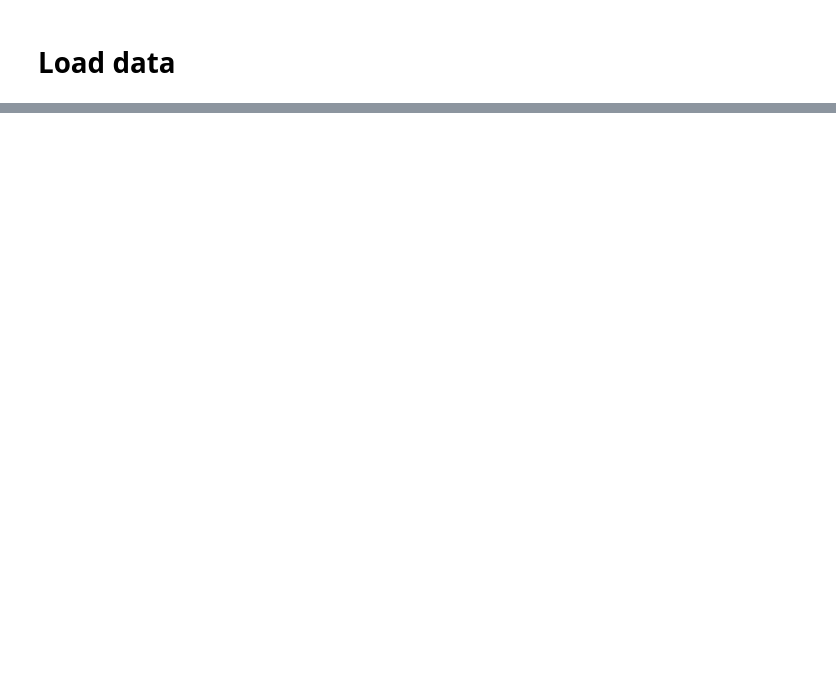
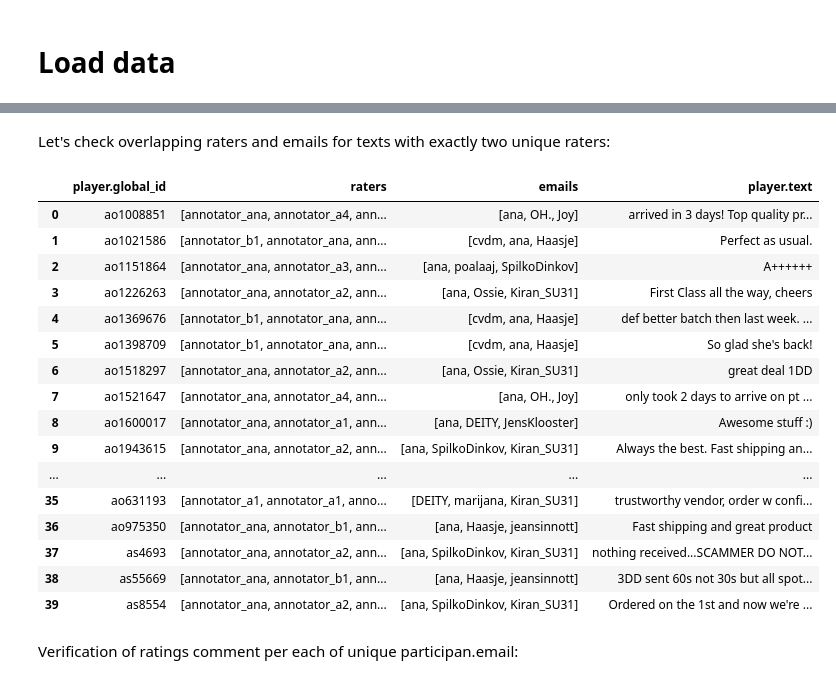
Before and after one commit to GregoryG3/Thesis, a Jupyter notebook: INITIALIZATION.ipynb, the cells around one changed output, grey strips where cells are left out. Saved outputs shown, nothing was run; the diff lists cells and outputs as text; code cells hidden in the pictures; blank space fills up the shorter version.

```diff
--- a/INITIALIZATION.ipynb
+++ b/INITIALIZATION.ipynb
@@ -115,0 +646,41 @@ test
+# %% [markdown]
+ Let's check overlapping raters and emails for texts with exactly two unique raters:
+# %%
+# Filter texts rated by exactly two unique raters
+text_rater_count = annotation_records.groupby('player.global_id')['participant.label'].nunique()
+overlapping_texts = text_rater_count[text_rater_count == 2].index
+
+# Get records with overlapping raters
+overlapping_records = annotation_records[annotation_records['player.global_id'].isin(overlapping_texts)]
+
+# Create lists of raters and emails
+overlapping_raters = overlapping_records.groupby('player.global_id')['participant.label'].apply(list)
+overlapping_emails = overlapping_records.groupby('player.global_id')['player.email'].apply(list)
+
+# Get unique text values for each 'player.global_id'
+text_data = annotation_records[['player.global_id', 'player.text']].drop_duplicates().set_index('player.global_id')
+
+# Merge the lists of raters and emails with the text data
+result_df = overlapping_raters.to_frame(name='raters').join(overlapping_emails.to_frame(name='emails')).join(text_data)
+result_df.reset_index(inplace=True)
+result_df
+# %% [output]
+|  | player.global_id | raters | emails | player.text |
+| 0 | ao1008851 | [annotator_ana, annotator_a4, ann... | [ana, OH., Joy] | arrived in 3 days! Top quality pr... |
+| 1 | ao1021586 | [annotator_b1, annotator_ana, ann... | [cvdm, ana, Haasje] | Perfect as usual. |
+| 2 | ao1151864 | [annotator_ana, annotator_a3, ann... | [ana, poalaaj, SpilkoDinkov] | A++++++ |
+| 3 | ao1226263 | [annotator_ana, annotator_a2, ann... | [ana, Ossie, Kiran_SU31] | First Class all the way, cheers |
+| 4 | ao1369676 | [annotator_b1, annotator_ana, ann... | [cvdm, ana, Haasje] | def better batch then last week. ... |
+| 5 | ao1398709 | [annotator_b1, annotator_ana, ann... | [cvdm, ana, Haasje] | So glad she's back! |
+| 6 | ao1518297 | [annotator_ana, annotator_a2, ann... | [ana, Ossie, Kiran_SU31] | great deal 1DD |
+| 7 | ao1521647 | [annotator_ana, annotator_a4, ann... | [ana, OH., Joy] | only took 2 days to arrive on pt ... |
+| 8 | ao1600017 | [annotator_ana, annotator_a1, ann... | [ana, DEITY, JensKlooster] | Awesome stuff :) |
+| 9 | ao1943615 | [annotator_ana, annotator_a2, ann... | [ana, SpilkoDinkov, Kiran_SU31] | Always the best. Fast shipping an... |
+| ... | ... | ... | ... | ... |
+| 35 | ao631193 | [annotator_a1, annotator_a1, anno... | [DEITY, marijana, Kiran_SU31] | trustworthy vendor, order w confi... |
+| 36 | ao975350 | [annotator_ana, annotator_b1, ann... | [ana, Haasje, jeansinnott] | Fast shipping and great product |
+| 37 | as4693 | [annotator_ana, annotator_a2, ann... | [ana, SpilkoDinkov, Kiran_SU31] | nothing received...SCAMMER DO NOT... |
+| 38 | as55669 | [annotator_ana, annotator_b1, ann... | [ana, Haasje, jeansinnott] | 3DD sent 60s not 30s but all spot... |
+| 39 | as8554 | [annotator_ana, annotator_a2, ann... | [ana, SpilkoDinkov, Kiran_SU31] | Ordered on the 1st and now we're ... |
+# %% [markdown]
+Verification of ratings comment per each of unique participan.email:
```
Also changed, not shown: parts of 72 cells of this notebook.
